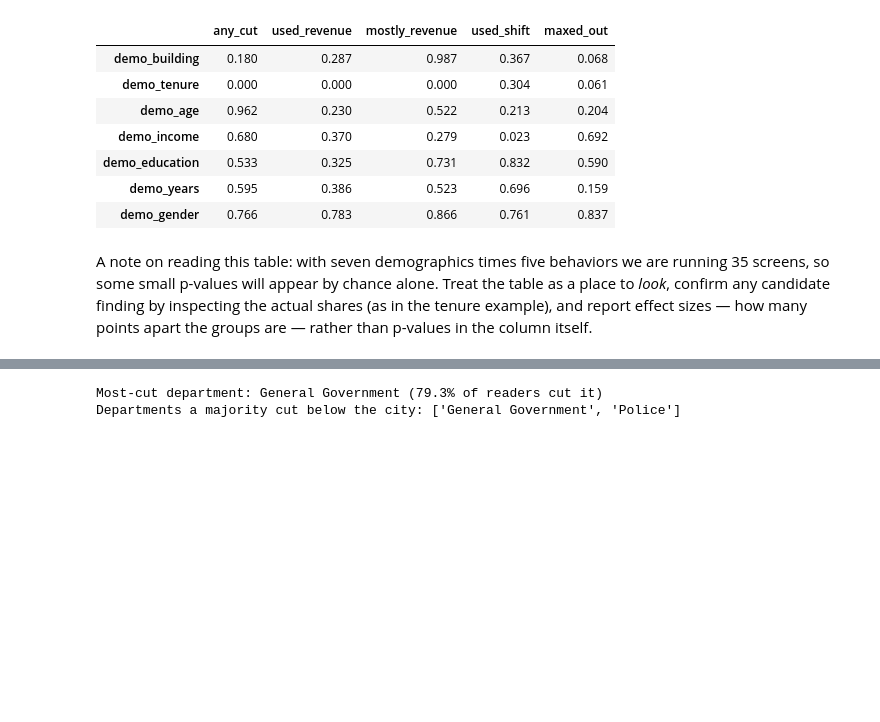
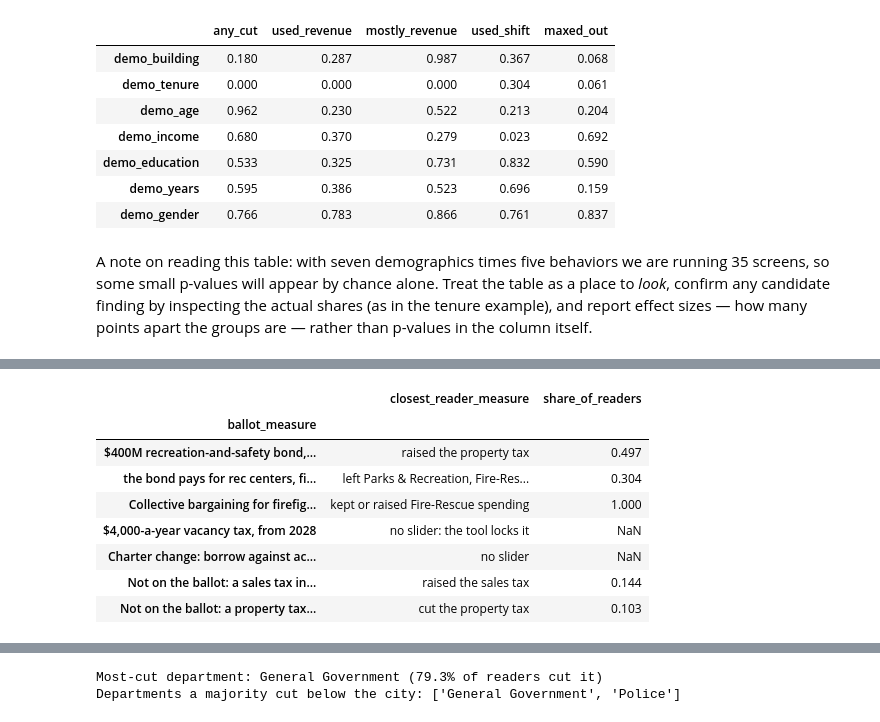
Before and after one commit to brianckeegan/charting-boulder, a Jupyter notebook: 2026-11-budget-tool/budget-survey-analysis.ipynb, the cells around one changed output, grey strips where cells are left out. Drawn from its saved outputs; the diff is of its cells as text; code cells hidden in the pictures; blank space fills up the shorter version.

```diff
--- a/2026-11-budget-tool/budget-survey-analysis.ipynb
+++ b/2026-11-budget-tool/budget-survey-analysis.ipynb
@@ -809,0 +854,25 @@ On revenue, the city raises the marijuana tax from 3.5% to 5.5%, moves \$0.566M
+# %%
+_rd = responses_df
+ballot_df = pd.DataFrame([
+    ('$400M recreation-and-safety bond, repaid by a property tax', 'raised the property tax',
+     (_rd['rev_property'] > 0).mean()),
+    ('  the bond pays for rec centers, fire stations and a police facility',
+     'left Parks & Recreation, Fire-Rescue and Police uncut',
+     (_rd[['gf_parksrec', 'gf_fire', 'gf_police']] >= 0).all(axis=1).mean()),
+    ('Collective bargaining for firefighters', 'kept or raised Fire-Rescue spending', (_rd['gf_fire'] >= 0).mean()),
+    ('$4,000-a-year vacancy tax, from 2028', 'no slider: the tool locks it', np.nan),
+    ('Charter change: borrow against actual property value', 'no slider', np.nan),
+    ('Not on the ballot: a sales tax increase', 'raised the sales tax', (_rd['rev_sales'] > 0).mean()),
+    ('Not on the ballot: a property tax cut', 'cut the property tax', (_rd['rev_property'] < 0).mean()),
+], columns=['ballot_measure', 'closest_reader_measure', 'share_of_readers']).set_index('ballot_measure')
+ballot_df.round(3)
+# %% [output]
+|  | closest_reader_measure | share_of_readers |
+| ballot_measure |  |  |
+| $400M recreation-and-safety bond,... | raised the property tax | 0.497 |
+| the bond pays for rec centers, fi... | left Parks & Recreation, Fire-Res... | 0.304 |
+| Collective bargaining for firefig... | kept or raised Fire-Rescue spending | 1.000 |
+| $4,000-a-year vacancy tax, from 2028 | no slider: the tool locks it | NaN |
+| Charter change: borrow against ac... | no slider | NaN |
+| Not on the ballot: a sales tax in... | raised the sales tax | 0.144 |
+| Not on the ballot: a property tax... | cut the property tax | 0.103 |
```
Also changed, not shown: parts of 10 cells of this notebook.
